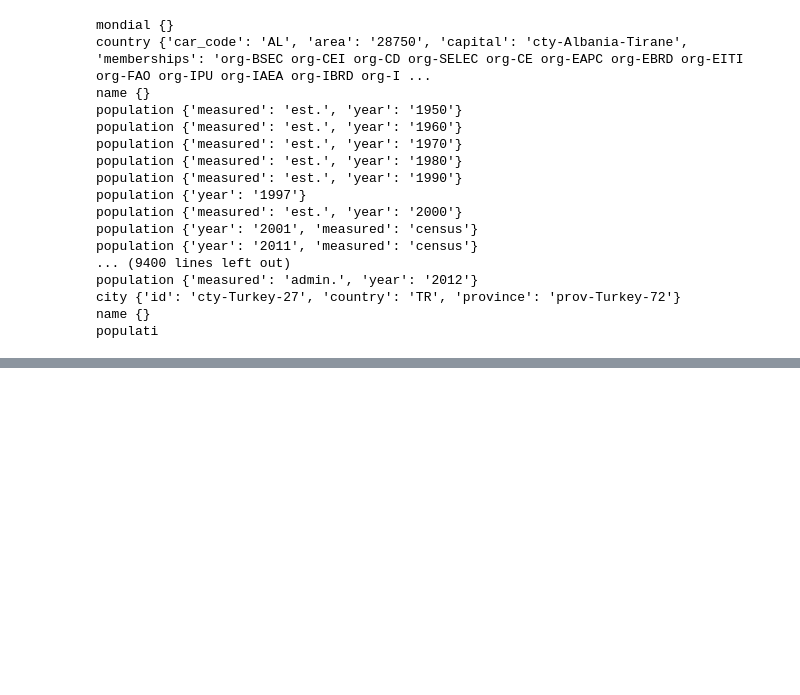
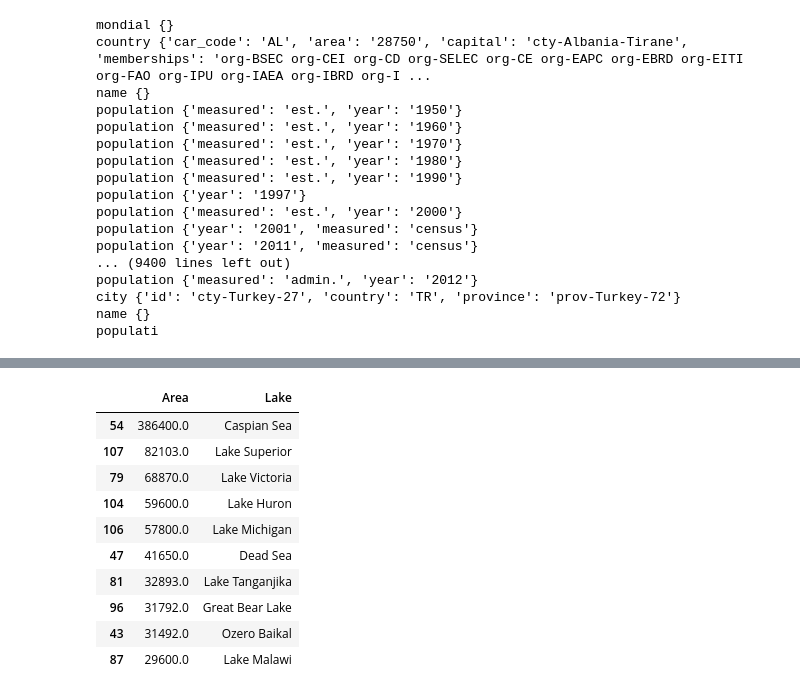
Before and after one commit to luatling/NeoNatal-Disorders, a Jupyter notebook: data_wrangling_xml/sliderule_dsi_xml_exercise.ipynb, the cells around one changed output, grey strips where cells are left out. Cells and saved outputs as stored; diff of their text form; code cells hidden in the pictures; blank space fills up the shorter version.

```diff
--- a/data_wrangling_xml/sliderule_dsi_xml_exercise.ipynb
+++ b/data_wrangling_xml/sliderule_dsi_xml_exercise.ipynb
@@ -192,0 +224,23 @@ xml.etree.ElementTree.Element
+# %%
+#Answer to exercise 4b.
+d4b = []
+for lake in document.iterfind('.//lake'):
+#    for lakedata in lake:
+#        print(str(lakedata))
+        if (str(lake.find('area')) != 'None'):
+#            print (lake.find('name').text + lake.find('area').text)
+            d4b.append({'Lake': lake.find('name').text, 'Area': float(lake.find('area').text)})
+dfd4b=pd.DataFrame(d4b)
+dfd4b.sort_values('Area', ascending = False).drop_duplicates().head(10)
+# %% [output]
+|  | Area | Lake |
+| 54 | 386400.0 | Caspian Sea |
+| 107 | 82103.0 | Lake Superior |
+| 79 | 68870.0 | Lake Victoria |
+| 104 | 59600.0 | Lake Huron |
+| 106 | 57800.0 | Lake Michigan |
+| 47 | 41650.0 | Dead Sea |
+| 81 | 32893.0 | Lake Tanganjika |
+| 96 | 31792.0 | Great Bear Lake |
+| 43 | 31492.0 | Ozero Baikal |
+| 87 | 29600.0 | Lake Malawi |
```
Also changed, not shown: parts of 9 cells of this notebook.
